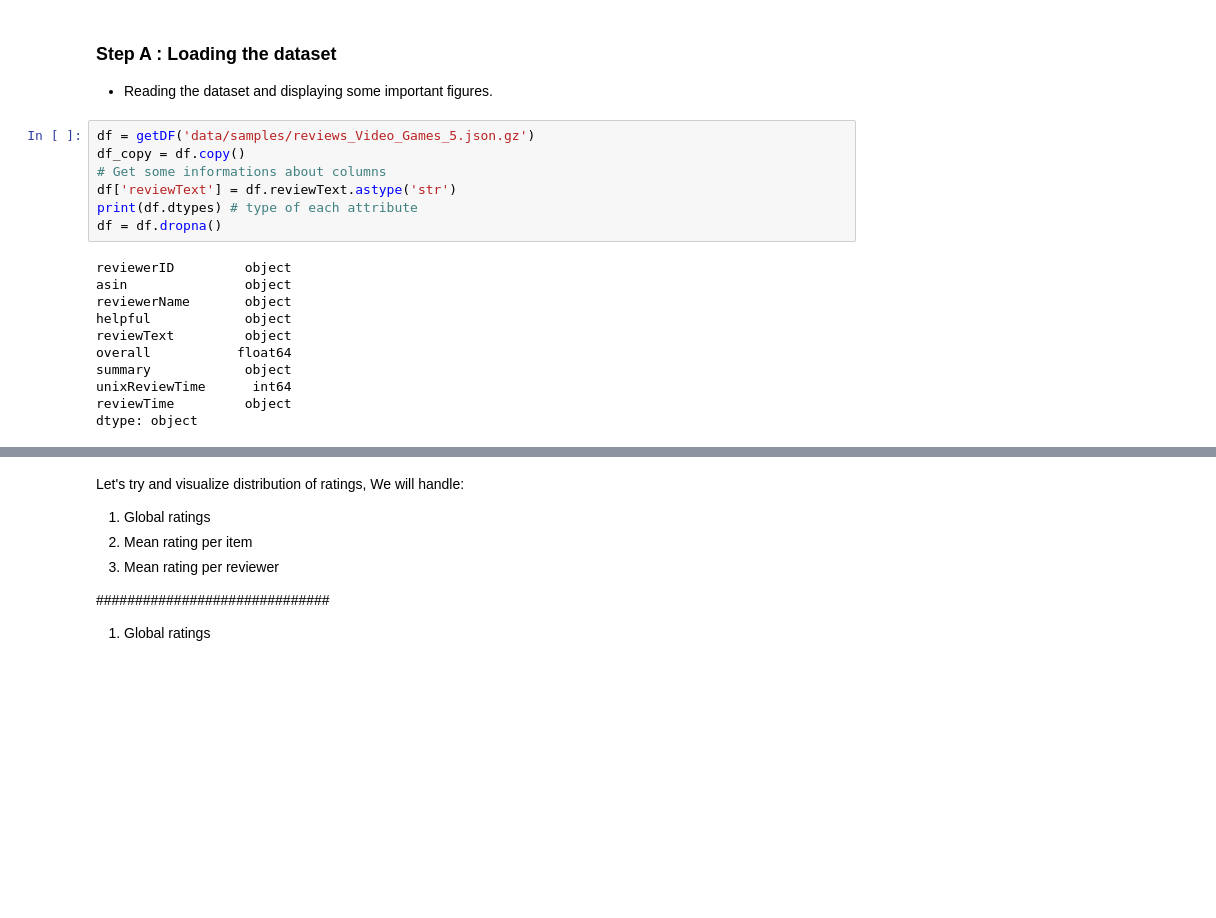
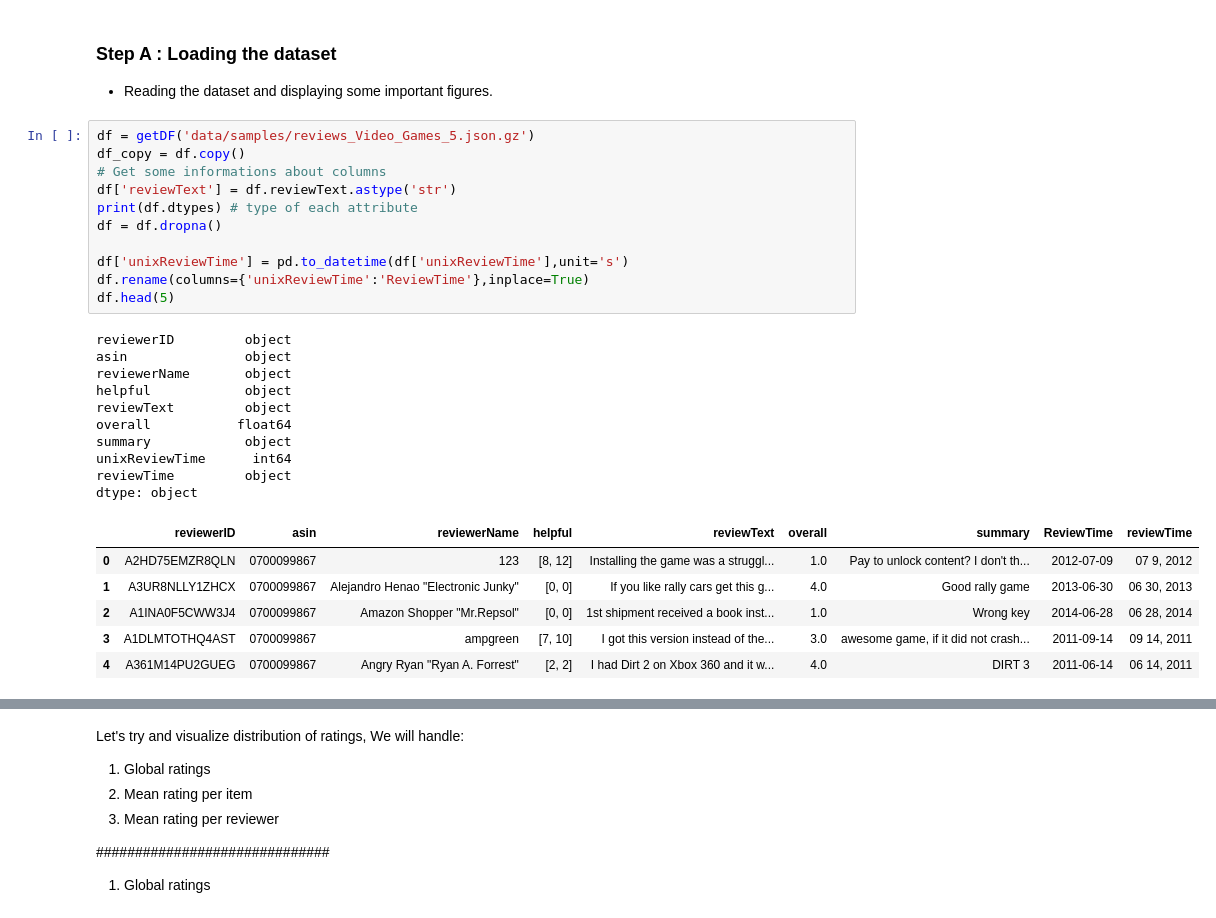
Before and after one commit to epfl-ada-project-amazon/data-analysis, a Jupyter notebook: Preprocesing.ipynb, the cells around one changed output, grey strips where cells are left out. Saved outputs shown, nothing was run; the diff lists cells and outputs as text; blank space fills up the shorter version.

```diff
--- a/Preprocesing.ipynb
+++ b/Preprocesing.ipynb
@@ -72,18 +74,28 @@ def getDF(path):
 # %%
 df = getDF('data/samples/reviews_Video_Games_5.json.gz')
 df_copy = df.copy()
 # Get some informations about columns
 df['reviewText'] = df.reviewText.astype('str')
 print(df.dtypes) # type of each attribute
 df = df.dropna()
+
+df['unixReviewTime'] = pd.to_datetime(df['unixReviewTime'],unit='s')
+df.rename(columns={'unixReviewTime':'ReviewTime'},inplace=True)
+df.head(5)
 # %% [output]
 reviewerID         object
 asin               object
 reviewerName       object
 helpful            object
 reviewText         object
 overall           float64
 summary            object
 unixReviewTime      int64
 reviewTime         object
 dtype: object
+|  | reviewerID | asin | reviewerName | helpful | reviewText | overall | summary | ReviewTime | reviewTime |
+| 0 | A2HD75EMZR8QLN | 0700099867 | 123 | [8, 12] | Installing the game was a struggl... | 1.0 | Pay to unlock content? I don't th... | 2012-07-09 | 07 9, 2012 |
+| 1 | A3UR8NLLY1ZHCX | 0700099867 | Alejandro Henao "Electronic Junky" | [0, 0] | If you like rally cars get this g... | 4.0 | Good rally game | 2013-06-30 | 06 30, 2013 |
+| 2 | A1INA0F5CWW3J4 | 0700099867 | Amazon Shopper "Mr.Repsol" | [0, 0] | 1st shipment received a book inst... | 1.0 | Wrong key | 2014-06-28 | 06 28, 2014 |
+| 3 | A1DLMTOTHQ4AST | 0700099867 | ampgreen | [7, 10] | I got this version instead of the... | 3.0 | awesome game, if it did not crash... | 2011-09-14 | 09 14, 2011 |
+| 4 | A361M14PU2GUEG | 0700099867 | Angry Ryan "Ryan A. Forrest" | [2, 2] | I had Dirt 2 on Xbox 360 and it w... | 4.0 | DIRT 3 | 2011-06-14 | 06 14, 2011 |
```
Also changed, not shown: parts of 22 cells of this notebook.
